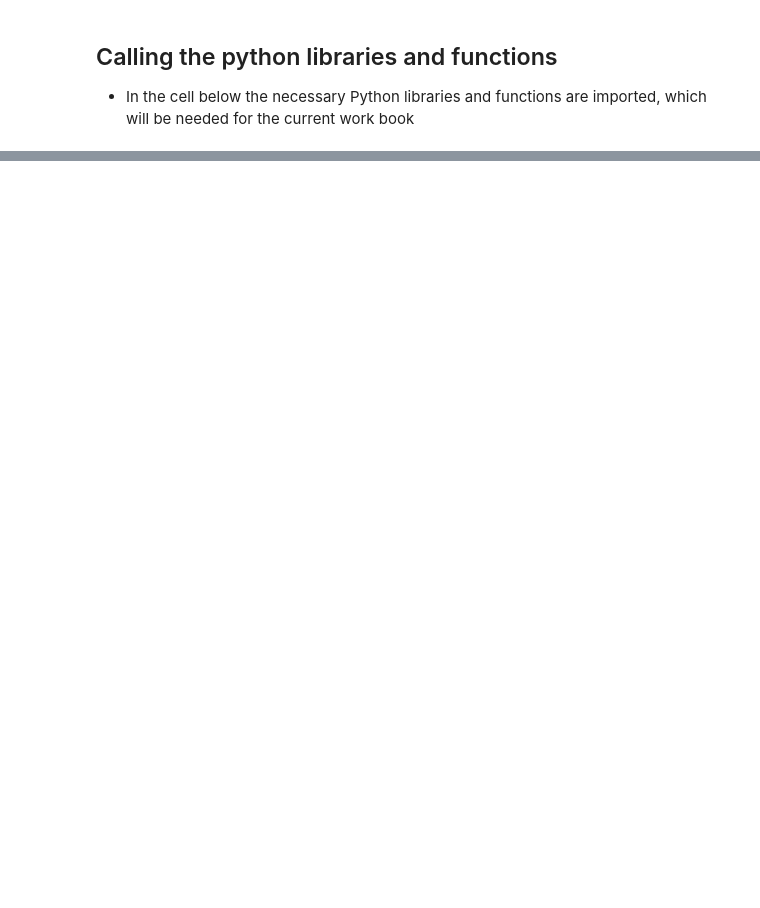
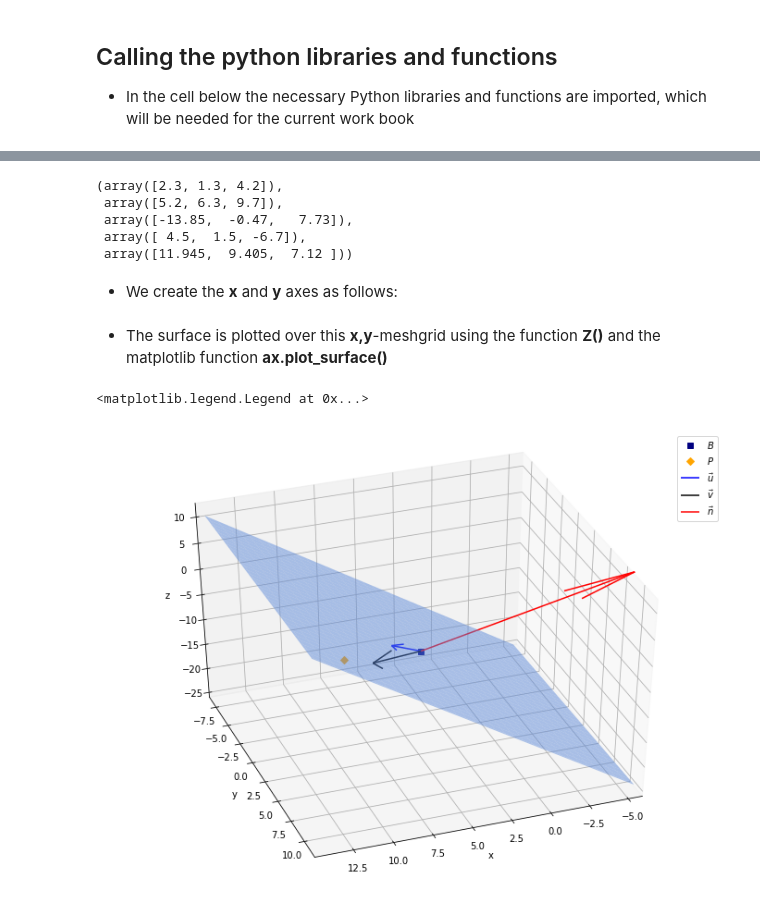
Before and after one commit to tlyonsSETU/Maths-Advanced-Calculus, a Jupyter notebook: Python Lab 1.ipynb, the cells around one changed output, grey strips where cells are left out. Cells and saved outputs as stored; diff of their text form; code cells hidden in the pictures; blank space fills up the shorter version.

```diff
--- a/Python Lab 1.ipynb
+++ b/Python Lab 1.ipynb
@@ -274,0 +307,4 @@ __NOTE:__ Part 3 means going from a to b to c to d is the same as going directly
+# %%
+u = v3d(1.3, -4.7, -5.2)
+v = v3d(-5.6, 1.2, 5.1)
+u,v
@@ -274,0 +542,56 @@ __NOTE:__ Part 3 means going from a to b to c to d is the same as going directly
+# %%
+u = v3d(2.3, 1.3, 4.2)
+v = v3d(5.2, 6.3, 9.7)
+n=np.cross(u,v)
+B = v3d(4.5, 1.5, -6.7)
+P = B + 0.75*u + 1.1*v
+u,v,n,B,P
+# %% [output]
+(array([2.3, 1.3, 4.2]),
+ array([5.2, 6.3, 9.7]),
+ array([-13.85,  -0.47,   7.73]),
+ array([ 4.5,  1.5, -6.7]),
+ array([11.945,  9.405,  7.12 ]))
+# %% [markdown]
+* We create the __x__ and __y__ axes as follows:
+# %%
+a,b,c=B
+px,py,pz=P
+# %%
+X = np.linspace(a-10, a+10, 101) # The x-axis goes from 4.5-10 to 4.5+10 with 101 point
+Y = np.linspace(b-10, b+10, 101) # The y-axis goes from 1.5-10 to 1.5+10 with 101 point
+
+x,y = np.meshgrid(X,Y)  # The (x,y) coordinates are formed by combining X and Y in pairs - There are 101 x 101 = 10201 point in this x,y-plane
+# %% [markdown]
+* The surface is plotted over this __x,y__-meshgrid using the function __Z()__ and the matplotlib function __ax.plot_surface()__
+# %%
+fig = plt.figure(figsize=(12,9)) # Create a figure environment we call fig, make it 12" x 9" in size
+ax = fig.gca(projection='3d') # Create 3D axes in this figure and call these axes ax
+
+# The surface is plotted using the function below
+ax.plot_surface(x, y, Z(x,y,u,v,B), color='cornflowerblue', alpha =0.5)
+
+# The command for plotting 3D vectors is similar, we just use ax.quiver() instead of plt.quiver()
+ax.quiver(a, b, c, u[0], u[1], u[2], color='blue', label='$\\vec{u}$')
+ax.quiver(a, b, c, v[0], v[1], v[2], color='k', label='$\\vec{v}$')
+ax.quiver(a, b, c, n[0], n[1], n[2], color='red', label='$\\vec{n}$')
+
+# The points are plotted using ax.plot() as follows N.B. note the square brackets [] !!
+ax.plot([a], [b], [c], 's', color='navy', label='$B$')
+ax.plot([px], [py], [pz], 'D', color = 'orange', label='$P$' )
+
+# Setting the axis-labels is slightly different, we must use ax.set_xlabel() etc.
+ax.set_xlabel('x')
+ax.set_ylabel('y')
+ax.set_zlabel('z')
+
+# Setting the axis-limits is also slightly different, we must use ax.set_xlim() etc.
+ax.set_xlim(a-10, a+10)
+ax.set_ylim(b-10, b+10)
+
+ax.view_init(elev=40, azim=70)
+
+ax.legend()
+# %% [output]
+<matplotlib.legend.Legend at 0x...>
+[figure, added]
```
Also changed, not shown: parts of 103 cells of this notebook.
